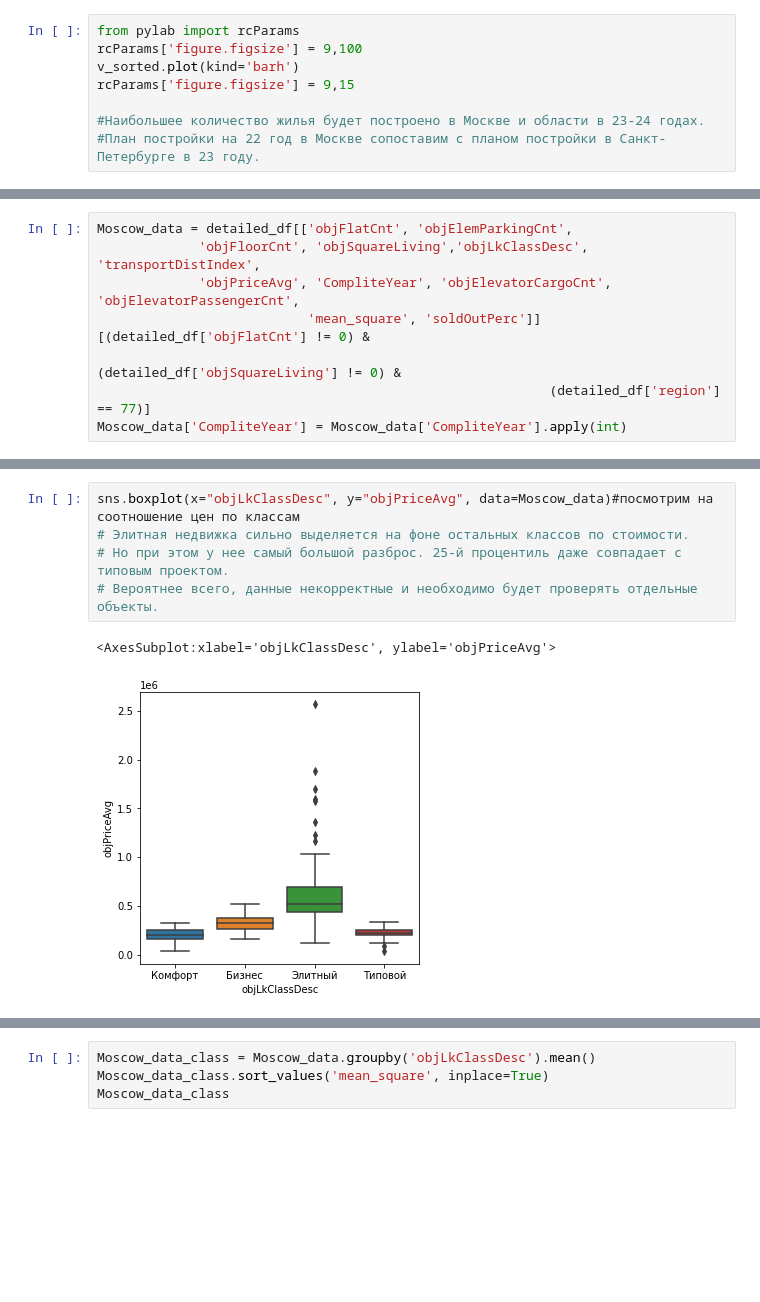
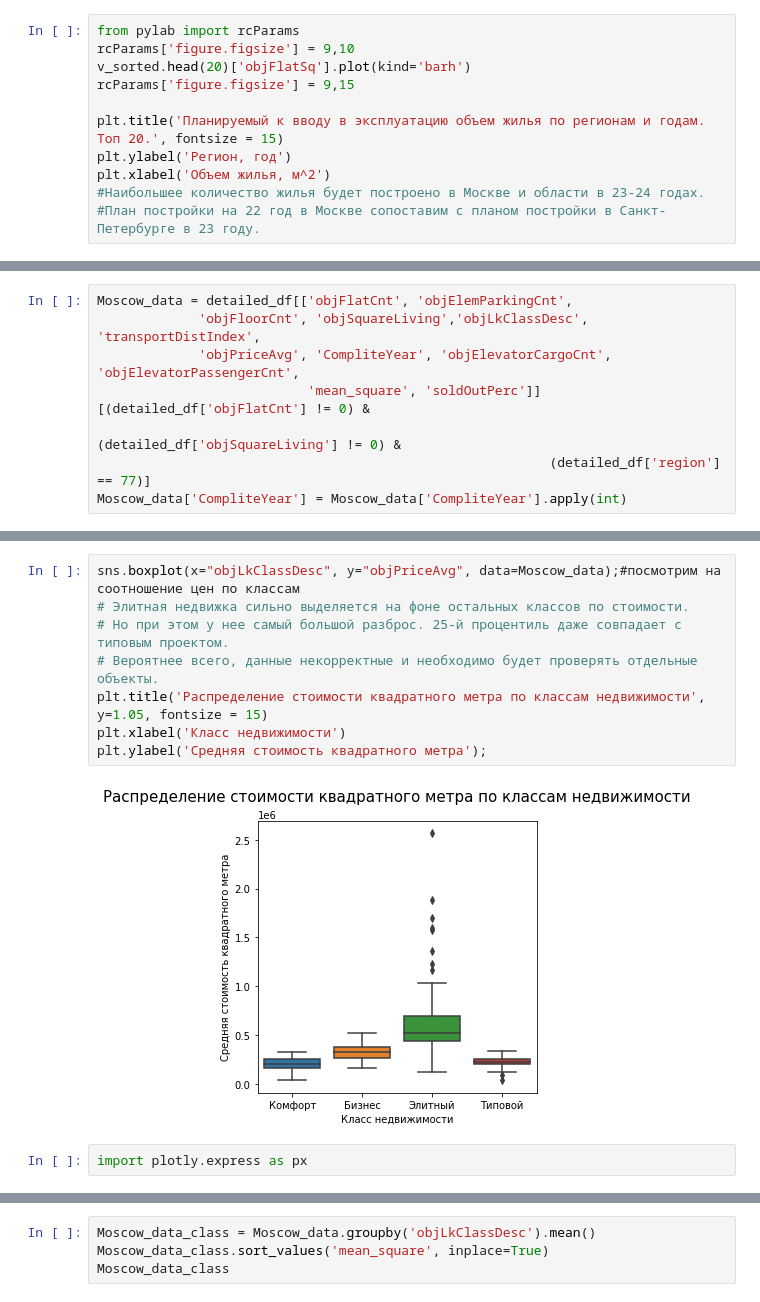
Before and after one commit to AKlimonka/course_DS, a Jupyter notebook: Part1_hometasks/second_task/Task2_dmrf_visual.ipynb, the cells around one changed output, grey strips where cells are left out. Cells and saved outputs as stored; diff of their text form; blank space fills up the shorter version.

```diff
--- a/Part1_hometasks/second_task/Task2_dmrf_visual.ipynb
+++ b/Part1_hometasks/second_task/Task2_dmrf_visual.ipynb
@@ -241,9 +257,12 @@ v_sorted = volume_objects.sort_values('objFlatSq')[volume_objects['objFlatSq']!=
 # %%
 from pylab import rcParams
-rcParams['figure.figsize'] = 9,100
-v_sorted.plot(kind='barh')
+rcParams['figure.figsize'] = 9,10
+v_sorted.head(20)['objFlatSq'].plot(kind='barh')
 rcParams['figure.figsize'] = 9,15
 
+plt.title('Планируемый к вводу в эксплуатацию объем жилья по регионам и годам. Топ 20.', fontsize = 15)
+plt.ylabel('Регион, год')
+plt.xlabel('Объем жилья, м^2')
 #Наибольшее количество жилья будет построено в Москве и области в 23-24 годах.
 #План постройки на 22 год в Москве сопоставим с планом постройки в Санкт-Петербурге в 23 году.
 # %% [output]
@@ -500,8 +528,12 @@ sns.histplot(y='mean_square', x='objLkClassDesc',data=Moscow_data)  # Выше
 # %%
-sns.boxplot(x="objLkClassDesc", y="objPriceAvg", data=Moscow_data)#посмотрим на соотношение цен по классам
+sns.boxplot(x="objLkClassDesc", y="objPriceAvg", data=Moscow_data);#посмотрим на соотношение цен по классам
 # Элитная недвижка сильно выделяется на фоне остальных классов по стоимости.
 # Но при этом у нее самый большой разброс. 25-й процентиль даже совпадает с типовым проектом.
 # Вероятнее всего, данные некорректные и необходимо будет проверять отдельные объекты.
+plt.title('Распределение стоимости квадратного метра по классам недвижимости', y=1.05, fontsize = 15)
+plt.xlabel('Класс недвижимости')
+plt.ylabel('Средняя стоимость квадратного метра');
 # %% [output]
-<AxesSubplot:xlabel='objLkClassDesc', ylabel='objPriceAvg'>
-[figure, old version]
+[figure, new version]
+# %%
+import plotly.express as px
```
Also changed, not shown: parts of 13 cells of this notebook, 1 other file.
